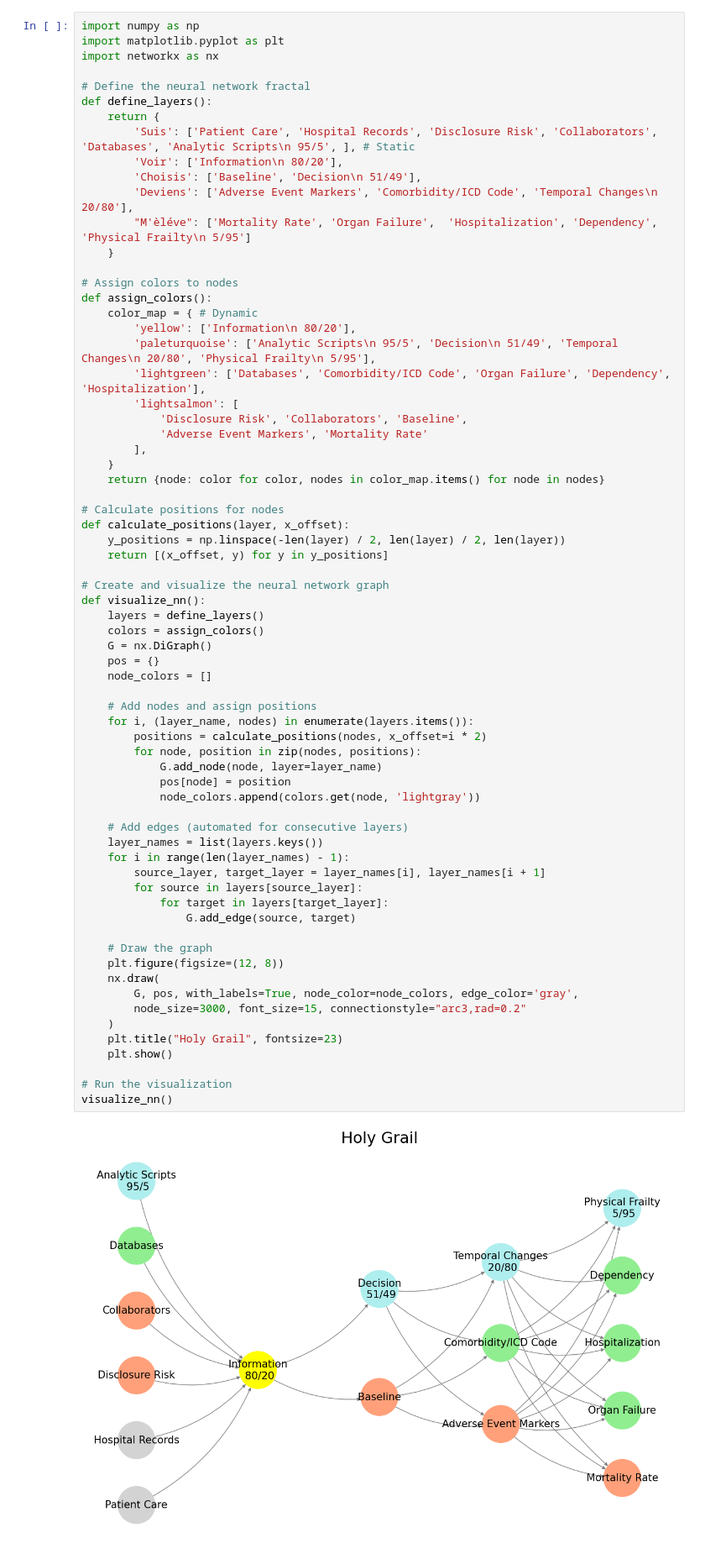
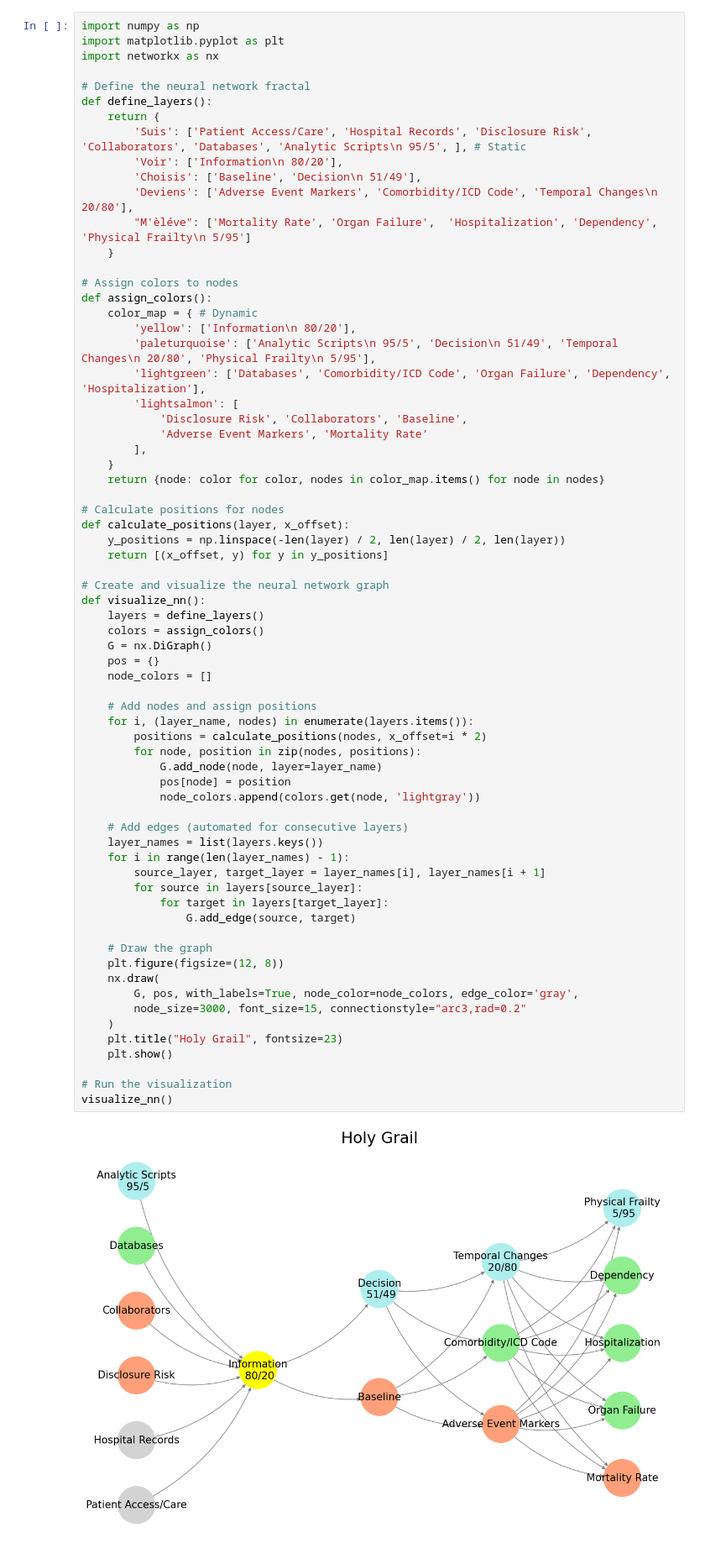
Before and after one commit to abikesa/donors, a Jupyter notebook: kitabo/ensi/_build/jupyter_execute/act3/act3.ipynb, the cells around one changed output. Shown at 84% size. Cells and saved outputs as stored; diff of their text form.

Commit message:
patient access/care

````diff
--- a/kitabo/ensi/_build/jupyter_execute/act3/act3.ipynb
+++ b/kitabo/ensi/_build/jupyter_execute/act3/act3.ipynb
@@ -12,7 +12,7 @@ import networkx as nx
 # Define the neural network fractal
 def define_layers():
     return {
-        'Suis': ['Patient Care', 'Hospital Records', 'Disclosure Risk', 'Collaborators', 'Databases', 'Analytic Scripts\n 95/5', ], # Static
+        'Suis': ['Patient Access/Care', 'Hospital Records', 'Disclosure Risk', 'Collaborators', 'Databases', 'Analytic Scripts\n 95/5', ], # Static
         'Voir': ['Information\n 80/20'],
         'Choisis': ['Baseline', 'Decision\n 51/49'],
         'Deviens': ['Adverse Event Markers', 'Comorbidity/ICD Code', 'Temporal Changes\n 20/80'],
@@ -46,34 +46,34 @@ def visualize_nn():
     node_colors = []
 
     # Add nodes and assign positions
     for i, (layer_name, nodes) in enumerate(layers.items()):
         positions = calculate_positions(nodes, x_offset=i * 2)
         for node, position in zip(nodes, positions):
             G.add_node(node, layer=layer_name)
             pos[node] = position
             node_colors.append(colors.get(node, 'lightgray'))
 
     # Add edges (automated for consecutive layers)
     layer_names = list(layers.keys())
     for i in range(len(layer_names) - 1):
         source_layer, target_layer = layer_names[i], layer_names[i + 1]
         for source in layers[source_layer]:
             for target in layers[target_layer]:
                 G.add_edge(source, target)
 
     # Draw the graph
     plt.figure(figsize=(12, 8))
     nx.draw(
         G, pos, with_labels=True, node_color=node_colors, edge_color='gray',
         node_size=3000, font_size=15, connectionstyle="arc3,rad=0.2"
     )
     plt.title("Holy Grail", fontsize=23)
     plt.show()
 
 # Run the visualization
 visualize_nn()
 # %% [output]
-[figure, old version]
+[figure, new version]
 # %% [markdown]
 ```{figure} https://www.ledr.com/colours/white.jpg
 ---
````
Also changed, not shown: 15 other files.
